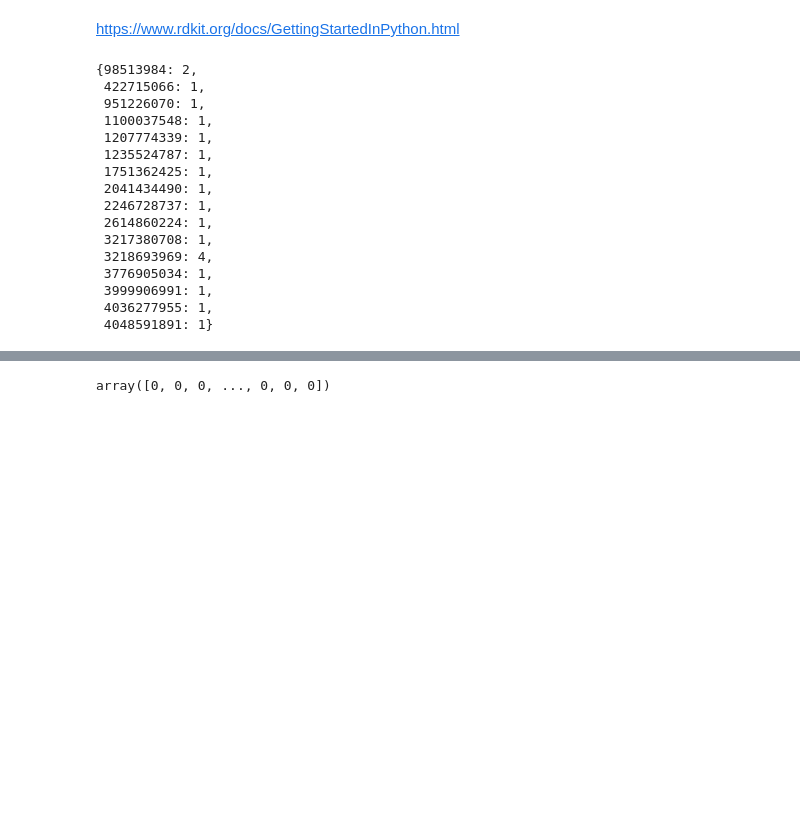
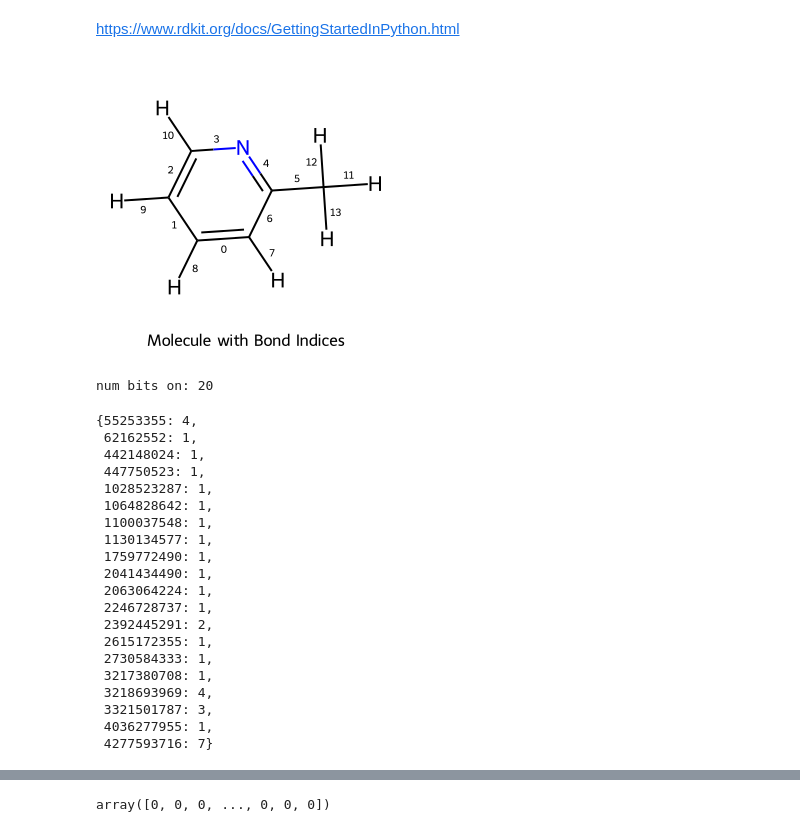
Before and after one commit to xwd0418/Spectre, a Jupyter notebook: notebooks/SMILES_fragmenting/MorganBitsStudy.ipynb, the cells around one changed output, grey strips where cells are left out. Cells and saved outputs as stored; diff of their text form; code cells hidden in the pictures; blank space fills up the shorter version.

```diff
--- a/notebooks/SMILES_fragmenting/MorganBitsStudy.ipynb
+++ b/notebooks/SMILES_fragmenting/MorganBitsStudy.ipynb
@@ -5,28 +5,59 @@ from rdkit import Chem
 from rdkit.Chem import rdMolDescriptors
 from rdkit.Chem import AllChem
 from rdkit.Chem import Draw
+# %%
+m = Chem.MolFromSmiles('c1cccnc1C')
+m = Chem.AddHs(m)
+
+for atom in m.GetAtoms():
+    atom.SetProp("atomNote", "")  # Use "atomNote" to display atom indices
+
+# # Draw the molecule with atom indices
+# img = Draw.MolToImage(m, legend="Molecule with Atom Indices")
+# img.show()
+
+for bond in m.GetBonds():
+    bond.SetProp("bondNote", str(bond.GetIdx()))  # Use "bondNote" to display bond indices
+
+# Draw the molecule with bond indices
+img = Draw.MolToImage(m, legend="Molecule with Bond Indices")
+img.show()
+# %% [output]
+[figure, added]
 # %%
 radius = 2
-m = Chem.MolFromSmiles('c1cccnc1C')
+# m = Chem.MolFromSmiles('c1cccnc1C')
+
+
+
 fpgen = AllChem.GetMorganGenerator(radius=radius)
 ao = AllChem.AdditionalOutput()
 ao.CollectBitInfoMap()
 fp = fpgen.GetSparseCountFingerprint(m,additionalOutput=ao)
-fp.GetNonzeroElements()
+
+morganFP = AllChem.GetMorganFingerprintAsBitVect(m,radius=radius,nBits=100000)
+print("num bits on:", morganFP.GetNumOnBits())
+
+(fp.GetNonzeroElements())
 # %% [output]
-{98513984: 2,
- 422715066: 1,
- 951226070: 1,
- 1100037548: 1,
- 1207774339: 1,
- 1235524787: 1,
- 1751362425: 1,
- 2041434490: 1,
- 2246728737: 1,
- 2614860224: 1,
- 3217380708: 1,
- 3218693969: 4,
- 3776905034: 1,
- 3999906991: 1,
- 4036277955: 1,
- 4048591891: 1}
+num bits on: 20
+{55253355: 4,
+ 62162552: 1,
+ 442148024: 1,
+ 447750523: 1,
+ 1028523287: 1,
+ 1064828642: 1,
+ 1100037548: 1,
+ 1130134577: 1,
+ 1759772490: 1,
+ 2041434490: 1,
+ 2063064224: 1,
+ 2246728737: 1,
+ 2392445291: 2,
+ 2615172355: 1,
+ 2730584333: 1,
+ 3217380708: 1,
+ 3218693969: 4,
+ 3321501787: 3,
+ 4036277955: 1,
+ 4277593716: 7}
```
Also changed, not shown: parts of 19 cells of this notebook, 13 other files.
